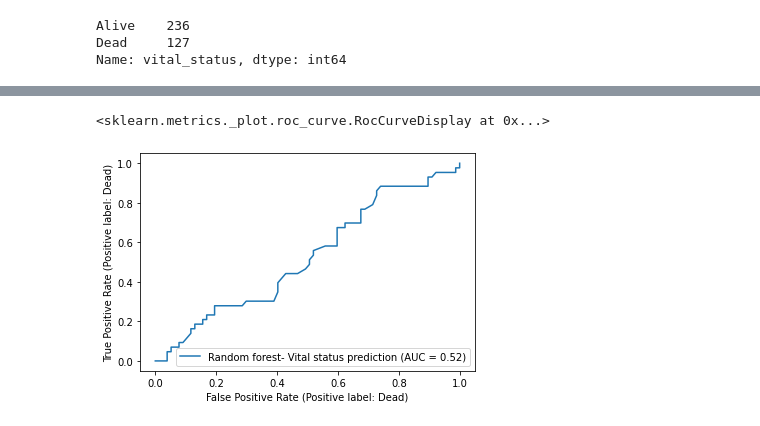
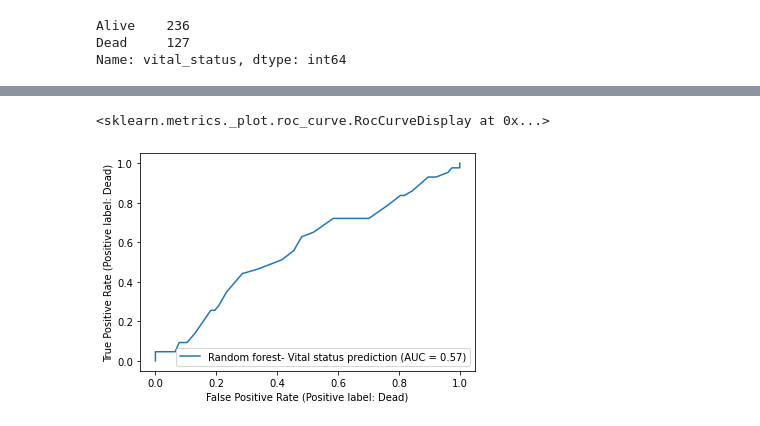
Before and after one commit to bibymaths/liver_prediction, a Jupyter notebook: ML_LIHC.ipynb, the cells around one changed output, grey strips where cells are left out. Drawn from its saved outputs; the diff is of its cells as text; code cells hidden in the pictures.

```diff
--- a/ML_LIHC.ipynb
+++ b/ML_LIHC.ipynb
@@ -28,7 +25,7 @@ features_exp_meth.head()
 | TCGA-G3-A25T-01 | 0 | 49 | 0 | 15 | 0 | ... |
 5 rows × 902 columns
 # %%
-features_complete = pd.read_csv("drive/MyDrive/LIHC/features_complete.tsv", sep = "\t")
+features_complete = pd.read_csv("data/features_complete.tsv", sep = "\t")
 features_complete.head()
 # %% [output]
 |  | ENSG00000162670.11 | ENSG00000250579.2 | ENSG00000249001.5 | ENSG00000106038.13 | ENSG00000229876.1 | ... |
@@ -111,16 +404,20 @@ Name: vital_status, dtype: int64
 # %%
 ##predict vital_status using expression, methylation and cnv data
-X = features_complete.drop(['vital_status', 'days_to_death'], axis = 1)
+X = features_complete.drop(['sample_type','vital_status', 'days_to_death', 'ajcc_pathologic_stage'], axis = 1)
 y = features_complete.loc[:,'vital_status']
 
 X_train, X_test, y_train, y_test = train_test_split(X, y, test_size=0.33, random_state=0)
 
-clf = RandomForestClassifier(random_state=0,class_weight='balanced', n_estimators = 500)
+clf_status = RandomForestClassifier(n_estimators = 100,
+                             max_samples =  0.2,
+                             max_features = 0.35,
+                             class_weight = 'balanced_subsample',
+                             random_state=0)
 
-clf.fit(X_train, y_train)
+clf_status.fit(X_train, y_train)
 
-y_pred_train = clf.predict(X_train)
-y_pred_test = clf.predict(X_test)
+y_pred_train = clf_status.predict(X_train)
+y_pred_test = clf_status.predict(X_test)
 
 print("classification report on the train set: \n" ,classification_report(y_train, y_pred_train))
 print("classification report on the test set: \n" ,classification_report(y_test, y_pred_test))
@@ -147,5 +458,5 @@ weighted avg       0.57      0.63      0.54       120
 # %%
-RocCurveDisplay.from_estimator(clf,X_test, y_test, name = 'Random forest- Vital status prediction')
+RocCurveDisplay.from_estimator(clf_status,X_test, y_test, name = 'Random forest- Vital status prediction')
 # %% [output]
 <sklearn.metrics._plot.roc_curve.RocCurveDisplay at 0x...>
-[figure, old version]
+[figure, new version]
```
Also changed, not shown: parts of 41 cells of this notebook, 1 other file.
